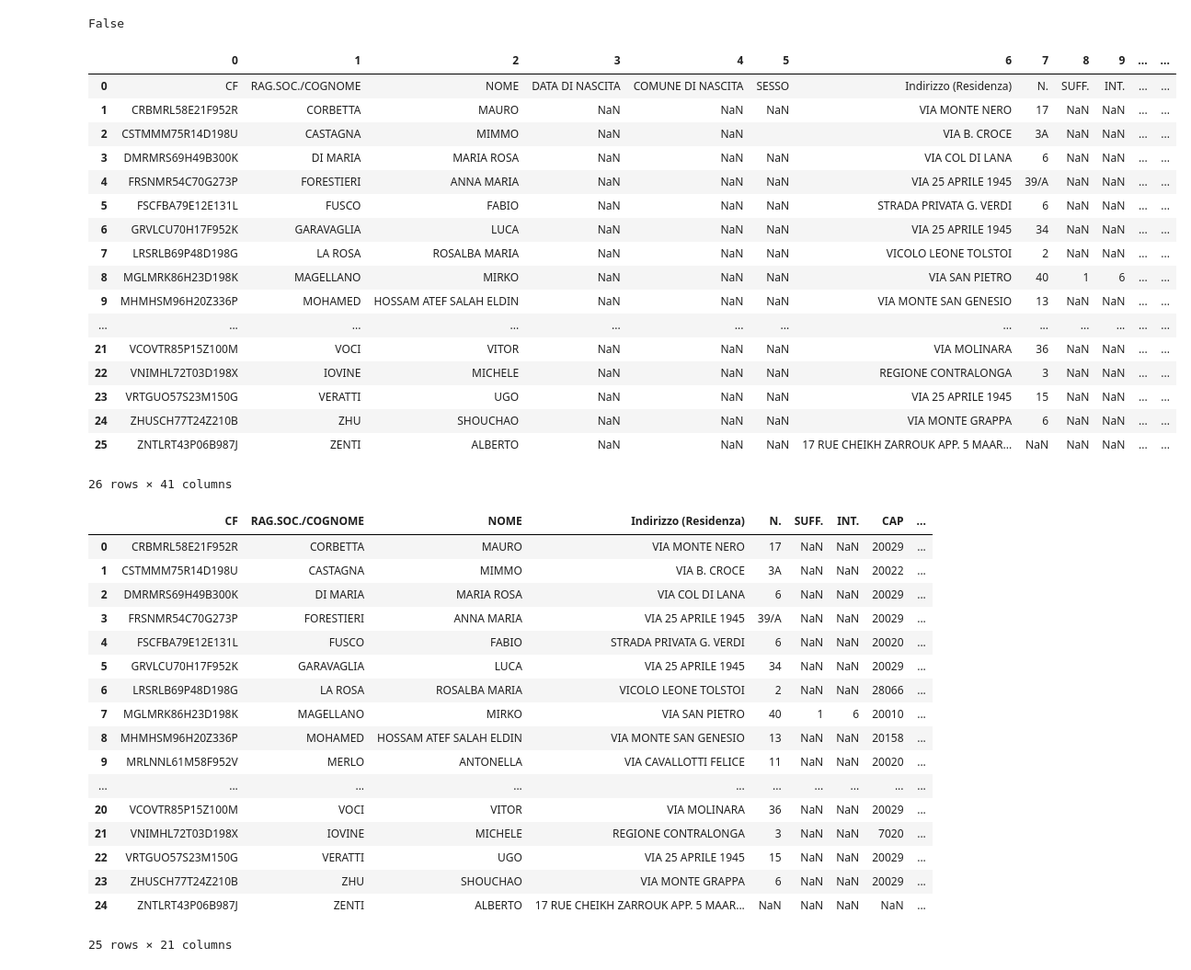
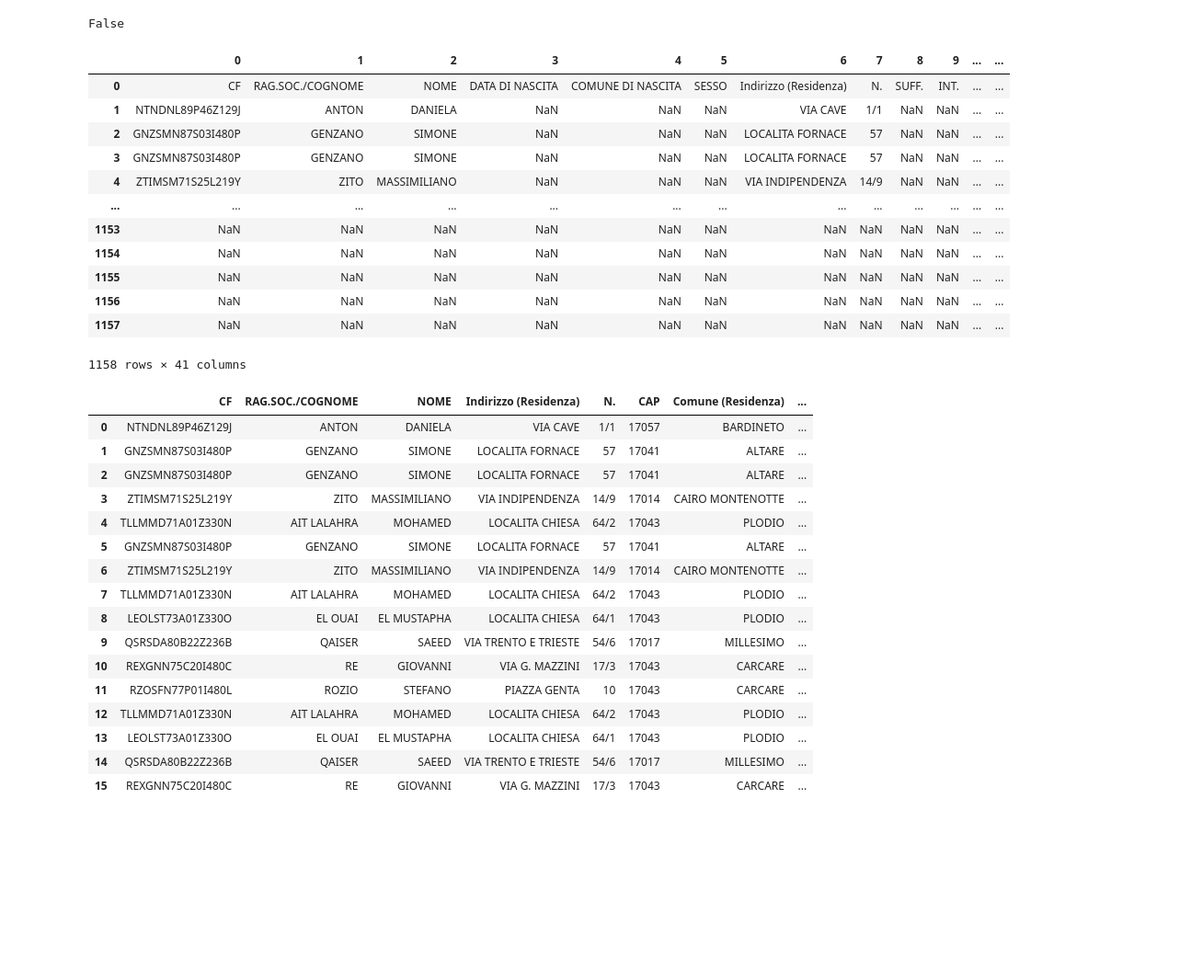
Before and after one commit to LucaCappelletti94/italian_csv_type_prediction, a Jupyter notebook: Untitled2.ipynb, the cells around one changed output. Shown at 92% size. Cells and saved outputs as stored; diff of their text form; code cells hidden in the pictures; blank space fills up the shorter version.

```diff
--- a/Untitled2.ipynb
+++ b/Untitled2.ipynb
@@ -32,49 +32,43 @@ False
 # %%
 predictor = TypePredictor()
 # %%
-df = pd.read_csv("../../Desktop/esemioDemo/esempio1_marco.csv", sep=";", encoding = "ISO-8859-1", header=None, dtype="str")
+df = pd.read_csv("../../Desktop/esemioDemo/esempio2_carlo.csv", sep=";", encoding = "ISO-8859-1", header=None, dtype="str")
 df
 # %% [output]
 |  | 0 | 1 | 2 | 3 | 4 | 5 | 6 | 7 | 8 | 9 | ... | ... |
 | 0 | CF | RAG.SOC./COGNOME | NOME | DATA DI NASCITA | COMUNE DI NASCITA | SESSO | Indirizzo (Residenza) | N. | SUFF. | INT. | ... | ... |
-| 1 | CRBMRL58E21F952R | CORBETTA | MAURO | NaN | NaN | NaN | VIA MONTE NERO | 17 | NaN | NaN | ... | ... |
-| 2 | CSTMMM75R14D198U | CASTAGNA | MIMMO | NaN | NaN |  | VIA B. CROCE | 3A | NaN | NaN | ... | ... |
-| 3 | DMRMRS69H49B300K | DI MARIA | MARIA ROSA | NaN | NaN | NaN | VIA COL DI LANA | 6 | NaN | NaN | ... | ... |
-| 4 | FRSNMR54C70G273P | FORESTIERI | ANNA MARIA | NaN | NaN | NaN | VIA 25 APRILE 1945 | 39/A | NaN | NaN | ... | ... |
-| 5 | FSCFBA79E12E131L | FUSCO | FABIO | NaN | NaN | NaN | STRADA PRIVATA G. VERDI | 6 | NaN | NaN | ... | ... |
-| 6 | GRVLCU70H17F952K | GARAVAGLIA | LUCA | NaN | NaN | NaN | VIA 25 APRILE 1945 | 34 | NaN | NaN | ... | ... |
-| 7 | LRSRLB69P48D198G | LA ROSA | ROSALBA MARIA | NaN | NaN | NaN | VICOLO LEONE TOLSTOI | 2 | NaN | NaN | ... | ... |
-| 8 | MGLMRK86H23D198K | MAGELLANO | MIRKO | NaN | NaN | NaN | VIA SAN PIETRO | 40 | 1 | 6 | ... | ... |
-| 9 | MHMHSM96H20Z336P | MOHAMED | HOSSAM ATEF SALAH ELDIN | NaN | NaN | NaN | VIA MONTE SAN GENESIO | 13 | NaN | NaN | ... | ... |
+| 1 | NTNDNL89P46Z129J | ANTON | DANIELA | NaN | NaN | NaN | VIA CAVE | 1/1 | NaN | NaN | ... | ... |
+| 2 | GNZSMN87S03I480P | GENZANO | SIMONE | NaN | NaN | NaN | LOCALITA FORNACE | 57 | NaN | NaN | ... | ... |
+| 3 | GNZSMN87S03I480P | GENZANO | SIMONE | NaN | NaN | NaN | LOCALITA FORNACE | 57 | NaN | NaN | ... | ... |
+| 4 | ZTIMSM71S25L219Y | ZITO | MASSIMILIANO | NaN | NaN | NaN | VIA INDIPENDENZA | 14/9 | NaN | NaN | ... | ... |
 | ... | ... | ... | ... | ... | ... | ... | ... | ... | ... | ... | ... | ... |
-| 21 | VCOVTR85P15Z100M | VOCI | VITOR | NaN | NaN | NaN | VIA MOLINARA | 36 | NaN | NaN | ... | ... |
-| 22 | VNIMHL72T03D198X | IOVINE | MICHELE | NaN | NaN | NaN | REGIONE CONTRALONGA | 3 | NaN | NaN | ... | ... |
-| 23 | VRTGUO57S23M150G | VERATTI | UGO | NaN | NaN | NaN | VIA 25 APRILE 1945 | 15 | NaN | NaN | ... | ... |
-| 24 | ZHUSCH77T24Z210B | ZHU | SHOUCHAO | NaN | NaN | NaN | VIA MONTE GRAPPA | 6 | NaN | NaN | ... | ... |
-| 25 | ZNTLRT43P06B987J | ZENTI | ALBERTO | NaN | NaN | NaN | 17 RUE CHEIKH ZARROUK APP. 5 MAAR... | NaN | NaN | NaN | ... | ... |
+| 1153 | NaN | NaN | NaN | NaN | NaN | NaN | NaN | NaN | NaN | NaN | ... | ... |
+| 1154 | NaN | NaN | NaN | NaN | NaN | NaN | NaN | NaN | NaN | NaN | ... | ... |
+| 1155 | NaN | NaN | NaN | NaN | NaN | NaN | NaN | NaN | NaN | NaN | ... | ... |
+| 1156 | NaN | NaN | NaN | NaN | NaN | NaN | NaN | NaN | NaN | NaN | ... | ... |
+| 1157 | NaN | NaN | NaN | NaN | NaN | NaN | NaN | NaN | NaN | NaN | ... | ... |
-26 rows × 41 columns
+1158 rows × 41 columns
 # %%
 df = trim_csv(df)
 df
 # %% [output]
-|  | CF | RAG.SOC./COGNOME | NOME | Indirizzo (Residenza) | N. | SUFF. | INT. | CAP | ... |
-| 0 | CRBMRL58E21F952R | CORBETTA | MAURO | VIA MONTE NERO | 17 | NaN | NaN | 20029 | ... |
-| 1 | CSTMMM75R14D198U | CASTAGNA | MIMMO | VIA B. CROCE | 3A | NaN | NaN | 20022 | ... |
-| 2 | DMRMRS69H49B300K | DI MARIA | MARIA ROSA | VIA COL DI LANA | 6 | NaN | NaN | 20029 | ... |
-| 3 | FRSNMR54C70G273P | FORESTIERI | ANNA MARIA | VIA 25 APRILE 1945 | 39/A | NaN | NaN | 20029 | ... |
-| 4 | FSCFBA79E12E131L | FUSCO | FABIO | STRADA PRIVATA G. VERDI | 6 | NaN | NaN | 20020 | ... |
-| 5 | GRVLCU70H17F952K | GARAVAGLIA | LUCA | VIA 25 APRILE 1945 | 34 | NaN | NaN | 20029 | ... |
-| 6 | LRSRLB69P48D198G | LA ROSA | ROSALBA MARIA | VICOLO LEONE TOLSTOI | 2 | NaN | NaN | 28066 | ... |
-| 7 | MGLMRK86H23D198K | MAGELLANO | MIRKO | VIA SAN PIETRO | 40 | 1 | 6 | 20010 | ... |
-| 8 | MHMHSM96H20Z336P | MOHAMED | HOSSAM ATEF SALAH ELDIN | VIA MONTE SAN GENESIO | 13 | NaN | NaN | 20158 | ... |
-| 9 | MRLNNL61M58F952V | MERLO | ANTONELLA | VIA CAVALLOTTI FELICE | 11 | NaN | NaN | 20020 | ... |
-| ... | ... | ... | ... | ... | ... | ... | ... | ... | ... |
-| 20 | VCOVTR85P15Z100M | VOCI | VITOR | VIA MOLINARA | 36 | NaN | NaN | 20029 | ... |
-| 21 | VNIMHL72T03D198X | IOVINE | MICHELE | REGIONE CONTRALONGA | 3 | NaN | NaN | 7020 | ... |
-| 22 | VRTGUO57S23M150G | VERATTI | UGO | VIA 25 APRILE 1945 | 15 | NaN | NaN | 20029 | ... |
-| 23 | ZHUSCH77T24Z210B | ZHU | SHOUCHAO | VIA MONTE GRAPPA | 6 | NaN | NaN | 20029 | ... |
-| 24 | ZNTLRT43P06B987J | ZENTI | ALBERTO | 17 RUE CHEIKH ZARROUK APP. 5 MAAR... | NaN | NaN | NaN | NaN | ... |
+|  | CF | RAG.SOC./COGNOME | NOME | Indirizzo (Residenza) | N. | CAP | Comune (Residenza) | ... |
+| 0 | NTNDNL89P46Z129J | ANTON | DANIELA | VIA CAVE | 1/1 | 17057 | BARDINETO | ... |
+| 1 | GNZSMN87S03I480P | GENZANO | SIMONE | LOCALITA FORNACE | 57 | 17041 | ALTARE | ... |
+| 2 | GNZSMN87S03I480P | GENZANO | SIMONE | LOCALITA FORNACE | 57 | 17041 | ALTARE | ... |
+| 3 | ZTIMSM71S25L219Y | ZITO | MASSIMILIANO | VIA INDIPENDENZA | 14/9 | 17014 | CAIRO MONTENOTTE | ... |
+| 4 | TLLMMD71A01Z330N | AIT LALAHRA | MOHAMED | LOCALITA CHIESA | 64/2 | 17043 | PLODIO | ... |
+| 5 | GNZSMN87S03I480P | GENZANO | SIMONE | LOCALITA FORNACE | 57 | 17041 | ALTARE | ... |
+| 6 | ZTIMSM71S25L219Y | ZITO | MASSIMILIANO | VIA INDIPENDENZA | 14/9 | 17014 | CAIRO MONTENOTTE | ... |
+| 7 | TLLMMD71A01Z330N | AIT LALAHRA | MOHAMED | LOCALITA CHIESA | 64/2 | 17043 | PLODIO | ... |
+| 8 | LEOLST73A01Z330O | EL OUAI | EL MUSTAPHA | LOCALITA CHIESA | 64/1 | 17043 | PLODIO | ... |
+| 9 | QSRSDA80B22Z236B | QAISER | SAEED | VIA TRENTO E TRIESTE | 54/6 | 17017 | MILLESIMO | ... |
+| 10 | REXGNN75C20I480C | RE | GIOVANNI | VIA G. MAZZINI | 17/3 | 17043 | CARCARE | ... |
+| 11 | RZOSFN77P01I480L | ROZIO | STEFANO | PIAZZA GENTA | 10 | 17043 | CARCARE | ... |
+| 12 | TLLMMD71A01Z330N | AIT LALAHRA | MOHAMED | LOCALITA CHIESA | 64/2 | 17043 | PLODIO | ... |
+| 13 | LEOLST73A01Z330O | EL OUAI | EL MUSTAPHA | LOCALITA CHIESA | 64/1 | 17043 | PLODIO | ... |
+| 14 | QSRSDA80B22Z236B | QAISER | SAEED | VIA TRENTO E TRIESTE | 54/6 | 17017 | MILLESIMO | ... |
+| 15 | REXGNN75C20I480C | RE | GIOVANNI | VIA G. MAZZINI | 17/3 | 17043 | CARCARE | ... |
-25 rows × 21 columns
 # %%
 any_predictor = AnyTypePredictor()
 
```
Also changed, not shown: parts of 4 cells of this notebook, 12 other files.
